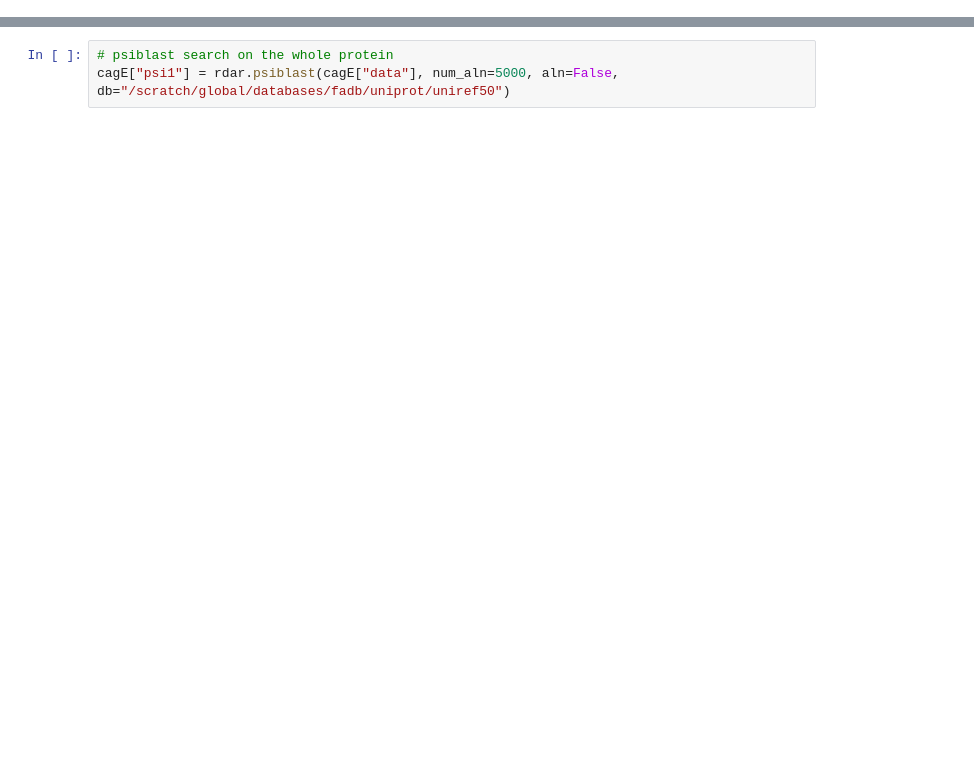
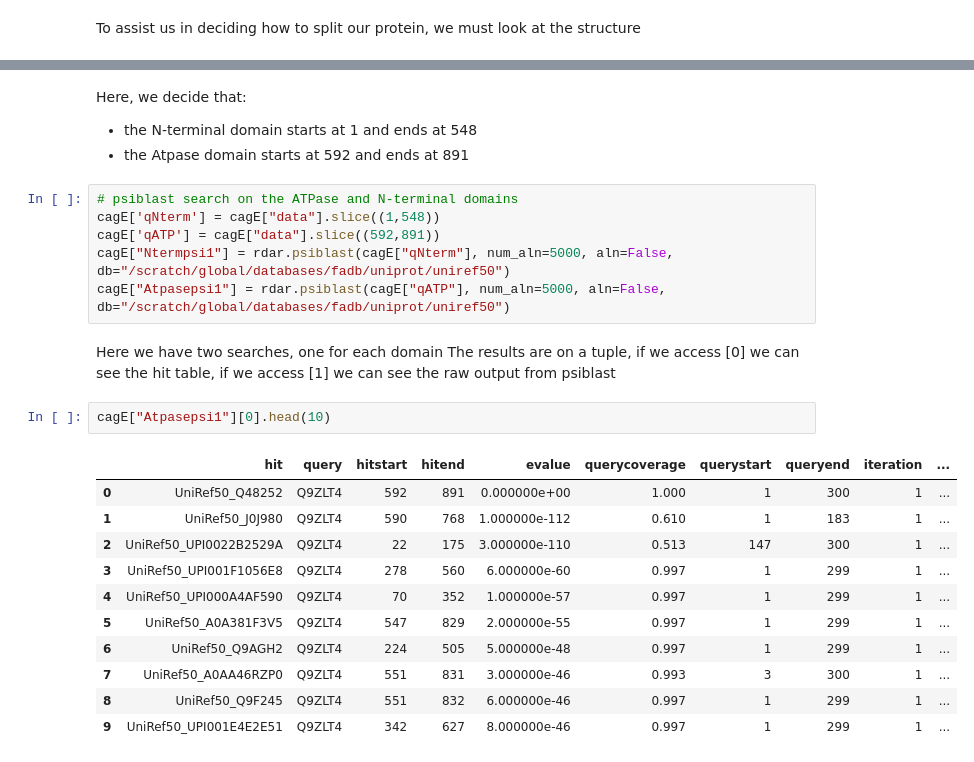
Before and after one commit to leepusp/RotiferHackathon2026, a Jupyter notebook: work/VirB4/VirB4.ipynb, the cells around one changed output, grey strips where cells are left out. Drawn from its saved outputs; the diff is of its cells as text; blank space fills up the shorter version.

```diff
--- a/work/VirB4/VirB4.ipynb
+++ b/work/VirB4/VirB4.ipynb
@@ -284,7 +301,33 @@ cagE = dict(data=rdbs.sequence(["WP_000496009.1"]))
+# %% [markdown]
+To assist us in deciding how to split our protein, we must look at the structure
 # %% [markdown]
 ### Todo: embed actual molsession here
 ![Molstar view](Screenshot_20261102_163234.png)
+# %% [markdown]
+Here, we decide that:
+- the N-terminal domain starts at 1 and ends at 548
+- the Atpase domain starts at 592 and ends at 891
 # %%
-# psiblast search on the whole protein
-cagE["psi1"] = rdar.psiblast(cagE["data"], num_aln=5000, aln=False, db="/scratch/global/databases/fadb/uniprot/uniref50")
+# psiblast search on the ATPase and N-terminal domains
+cagE['qNterm'] = cagE["data"].slice((1,548))
+cagE['qATP'] = cagE["data"].slice((592,891))
+cagE["Ntermpsi1"] = rdar.psiblast(cagE["qNterm"], num_aln=5000, aln=False, db="/scratch/global/databases/fadb/uniprot/uniref50")
+cagE["Atpasepsi1"] = rdar.psiblast(cagE["qATP"], num_aln=5000, aln=False, db="/scratch/global/databases/fadb/uniprot/uniref50")
+# %% [markdown]
+Here we have two searches, one for each domain
+The results are on a tuple, if we access [0] we can see the hit table, if we access [1] we can see the raw output from psiblast
+# %%
+cagE["Atpasepsi1"][0].head(10)
+# %% [output]
+|  | hit | query | hitstart | hitend | evalue | querycoverage | querystart | queryend | iteration | ... |
+| 0 | UniRef50_Q48252 | Q9ZLT4 | 592 | 891 | 0.000000e+00 | 1.000 | 1 | 300 | 1 | ... |
+| 1 | UniRef50_J0J980 | Q9ZLT4 | 590 | 768 | 1.000000e-112 | 0.610 | 1 | 183 | 1 | ... |
+| 2 | UniRef50_UPI0022B2529A | Q9ZLT4 | 22 | 175 | 3.000000e-110 | 0.513 | 147 | 300 | 1 | ... |
+| 3 | UniRef50_UPI001F1056E8 | Q9ZLT4 | 278 | 560 | 6.000000e-60 | 0.997 | 1 | 299 | 1 | ... |
+| 4 | UniRef50_UPI000A4AF590 | Q9ZLT4 | 70 | 352 | 1.000000e-57 | 0.997 | 1 | 299 | 1 | ... |
+| 5 | UniRef50_A0A381F3V5 | Q9ZLT4 | 547 | 829 | 2.000000e-55 | 0.997 | 1 | 299 | 1 | ... |
+| 6 | UniRef50_Q9AGH2 | Q9ZLT4 | 224 | 505 | 5.000000e-48 | 0.997 | 1 | 299 | 1 | ... |
+| 7 | UniRef50_A0AA46RZP0 | Q9ZLT4 | 551 | 831 | 3.000000e-46 | 0.993 | 3 | 300 | 1 | ... |
+| 8 | UniRef50_Q9F245 | Q9ZLT4 | 551 | 832 | 6.000000e-46 | 0.997 | 1 | 299 | 1 | ... |
+| 9 | UniRef50_UPI001E4E2E51 | Q9ZLT4 | 342 | 627 | 8.000000e-46 | 0.997 | 1 | 299 | 1 | ... |
 # %%
```
Also changed, not shown: parts of 42 cells of this notebook, 9 other files.
